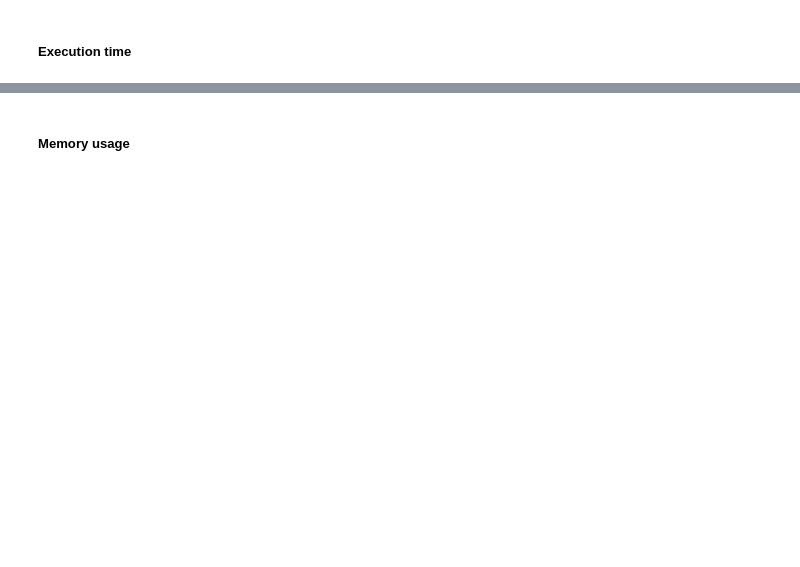
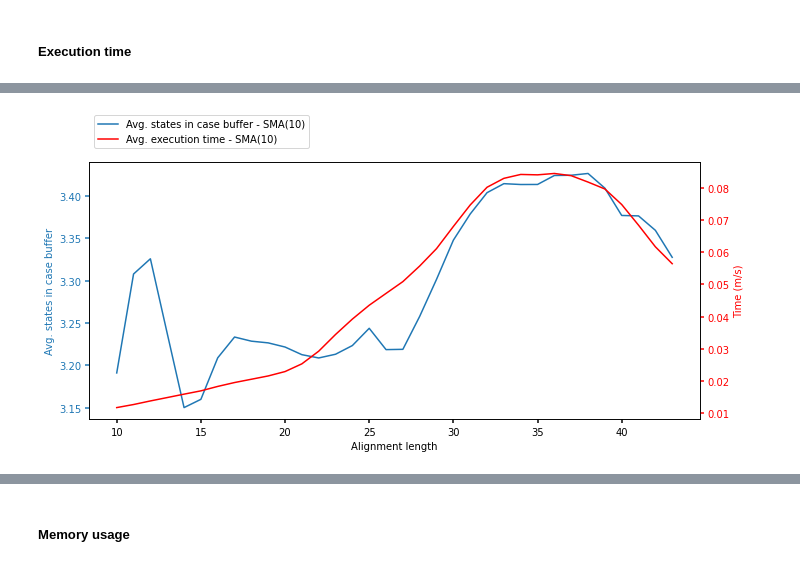
Before and after one commit to MaxTNielsen/ConformanceCheckingUsingTries, a Jupyter notebook: Jupyter/analysis.ipynb, the cells around one changed output, grey strips where cells are left out. Saved outputs shown, nothing was run; the diff lists cells and outputs as text; code cells hidden in the pictures; blank space fills up the shorter version.

```diff
--- a/Jupyter/analysis.ipynb
+++ b/Jupyter/analysis.ipynb
@@ -810,23 +915,42 @@ plt.show()
 # %%
 avg_quesize = stress_test_time.groupby('Alignment length').agg({'Total states':np.mean, 'ExecutionTime':np.mean})
+x = np.arange(avg_quesize.shape[0])
+
 fig, ax1 = plt.subplots(figsize=(10,5))
-ax1.plot(avg_quesize.index, avg_quesize['Total states'], label='Avg. states in case buffer');
+
 ax1.set_xlabel('Alignment length')
 ax1.set_ylabel('Avg. states in case buffer')
-ax1.legend()
+# poly_fn = Polynomial.fit(x, avg_quesize['Total states'].values, 5)
+# y = poly_fn(x)
+# p1, = ax1.plot(y, 'b-', label="Avg. states in case buffer - polynominal fit (deg=5)")
+p1, = ax1.plot(avg_quesize.index, avg_quesize['Total states'].rolling(10).mean(), label='Avg. states in case buffer - SMA(10)');
 
 ax2 = ax1.twinx()
-ax2.plot(avg_quesize.index, avg_quesize['ExecutionTime'], color='red', label='Avg. execution time');
+# poly_fn = Polynomial.fit(x, avg_quesize['ExecutionTime'].values, 5)
+# y = poly_fn(x)
+# p2, = ax2.plot(y, color='red', label='Avg. execution time - polynominal fit (deg=5)');
+p2, = ax2.plot(avg_quesize.index, avg_quesize['ExecutionTime'].rolling(10).mean(), color='red', label='Avg. execution time - SMA(10)');
 ax2.set_ylabel('Time (m/s)')
 
-h1, l1 = ax1.get_legend_handles_labels()
-h2, l2 = ax2.get_legend_handles_labels()
-ax1.legend(h1+h2, l1+l2, loc=9)
+ax1.yaxis.label.set_color(p1.get_color())
+ax2.yaxis.label.set_color(p2.get_color())
 
-plt.title('Alignment length vs avg. states in case buffer and avg. execution time')
+tkw = dict(size=4, width=1.5)
+
+ax1.tick_params(axis='y', colors=p1.get_color(), **tkw)
+ax2.tick_params(axis='y', colors=p2.get_color(), **tkw)
+ax1.tick_params(axis='x', **tkw)
+
+ax1.legend(handles=[p1, p2], bbox_to_anchor=(0, 1.2, 1, 0), loc=2)
+ax2.spines.right.set_position(("axes", 1.))
+
+fig.tight_layout()
+#plt.title('Alignment length vs avg. states in case buffer and avg. execution time')
 plt.xlabel('Alignment Length')
 plt.savefig("images/cases 5000 - alignment length vs states in case buffer and avg execution time.pdf")
 plt.show()
+# %% [output]
+[figure, added]
 # %%
 rho_time_alg = stats.spearmanr(stress_test_time['ExecutionTime'], stress_test_time['Alignment length'])
 rho_time_cases = stats.spearmanr(stress_test_time['ExecutionTime'], stress_test_time['Total cases'])
```
Also changed, not shown: parts of 52 cells of this notebook, 5 other files.
